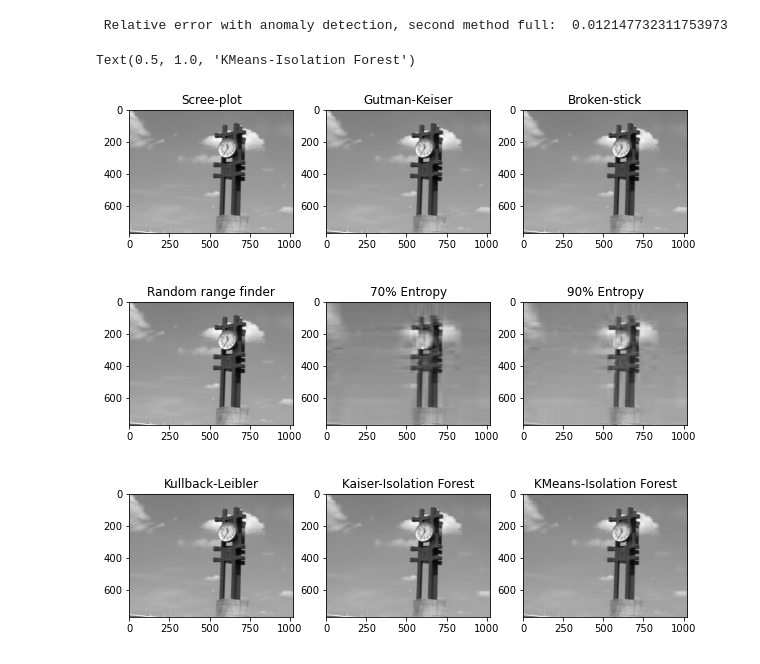
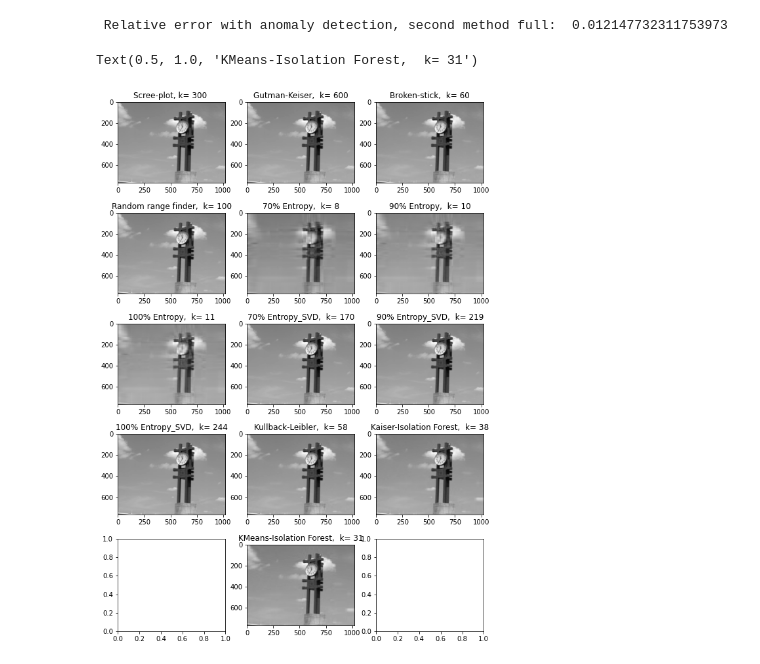
Before and after one commit to AntonellaFalini/AntonellaFalini, a Jupyter notebook: Codes.ipynb, the cells around one changed output. Cells and saved outputs as stored; diff of their text form; code cells hidden in the pictures.

```diff
--- a/Codes.ipynb
+++ b/Codes.ipynb
@@ -206,12 +230,28 @@ print('\n number of singular values to retain to keep 90% ', E_p90)
 #Reconstructed image
 Sigma_Ep70 = sigm[0:E_p70]*np.eye(E_p70,E_p70)
 Sigma_Ep90 = sigm[0:E_p90]*np.eye(E_p90,E_p90)
+Sigma_Ep100 = sigm[0:E_p100]*np.eye(E_p100,E_p100)
+
+Sigma_SVD_Ep70 = sigm[0:E_SVD_p70]*np.eye(E_SVD_p70,E_SVD_p70)
+Sigma_SVD_Ep90 = sigm[0:E_SVD_p90]*np.eye(E_SVD_p90,E_SVD_p90)
+Sigma_SVD_Ep100 = sigm[0:E_SVD_p100]*np.eye(E_SVD_p100,E_SVD_p100)
+
 
 Rec_Ep70 = np.dot(Uimg[:,0:E_p70], np.dot(Sigma_Ep70,Vimg[0:E_p70,:]))
 Rec_Ep90 = np.dot(Uimg[:,0:E_p90], np.dot(Sigma_Ep90,Vimg[0:E_p90,:]))
+Rec_Ep100 = np.dot(Uimg[:,0:E_p100], np.dot(Sigma_Ep100,Vimg[0:E_p100,:]))
+Rec_SVD_Ep70 = np.dot(Uimg[:,0:E_SVD_p70], np.dot(Sigma_SVD_Ep70,Vimg[0:E_SVD_p70,:]))
+Rec_SVD_Ep90 = np.dot(Uimg[:,0:E_SVD_p90], np.dot(Sigma_SVD_Ep90,Vimg[0:E_SVD_p90,:]))
+Rec_SVD_Ep100 = np.dot(Uimg[:,0:E_SVD_p100], np.dot(Sigma_SVD_Ep100,Vimg[0:E_SVD_p100,:]))
+
 
 print('\n Relative error with 70% ', np.linalg.norm(imgg-Rec_Ep70)/sigm[0])
 print('\n Relative error with 90% ', np.linalg.norm(imgg-Rec_Ep90)/sigm[0])
+print('\n Relative error with 100% ', np.linalg.norm(imgg-Rec_Ep100)/sigm[0])
+
+print('\n Relative error with SVD 70% ', np.linalg.norm(imgg-Rec_SVD_Ep70)/sigm[0])
+print('\n Relative error with SVD 90% ', np.linalg.norm(imgg-Rec_SVD_Ep90)/sigm[0])
+print('\n Relative error with SVD 100% ', np.linalg.norm(imgg-Rec_SVD_Ep100)/sigm[0])
 # %% [output]
  Relative error with 70%  0.04216170665296159
 
@@ -311,8 +323,8 @@ def divergence_KL(f,r,a,b,n_pts):
         y_t = y_t * 2  # Double the y-values to get integral of ~1
 
         #Linear spline necessary only if evaluation is done at non-uniform grid
-        f_linear = interp1d(x, y, kind="linear", assume_sorted=True)
-        f_t_linear =interp1d(x_t, y_t, kind="linear", assume_sorted=True)
+        f_linear = interp1d(x, y, kind="linear", assume_sorted=True, fill_value="extrapolate")
+        f_t_linear =interp1d(x_t, y_t, kind="linear", assume_sorted=True, fill_value="extrapolate")
 
         Eval_f = lambda x_grid: f_linear(x_grid)*np.log(f_linear(x_grid)/f_t_linear(x_grid))
 
@@ -389,28 +401,40 @@ print('\n Relative error with anomaly detection, second method full: ', np.linal
 # %% [output]
  Relative error with anomaly detection, second method full:  0.012147732311753973
 # %%
-fig, axarr=plt.subplots(nrows=3, ncols=3, figsize=(10, 10))
+fig, axarr=plt.subplots(nrows=5, ncols=3, figsize=(10, 15))
 
 axarr[0,0].imshow(Rec_scree, cmap='gray')
-axarr[0,0].set_title("Scree-plot")
+axarr[0,0].set_title("Scree-plot, k= 300 ")
 axarr[0,1].imshow(Rec_GK, cmap='gray')
-axarr[0,1].set_title("Gutman-Keiser")
+axarr[0,1].set_title("Gutman-Keiser,  k= 600")
 axarr[0,2].imshow(Rec_bstick, cmap='gray')
-axarr[0,2].set_title("Broken-stick")
+axarr[0,2].set_title("Broken-stick,  k= 60")
 axarr[1,0].imshow(Recon, cmap='gray')
-axarr[1,0].set_title("Random range finder")
+axarr[1,0].set_title("Random range finder,  k= 100")
 axarr[1,1].imshow(Rec_Ep70, cmap='gray')
-axarr[1,1].set_title("70% Entropy")
+axarr[1,1].set_title("70% Entropy,  k= 8")
 axarr[1,2].imshow(Rec_Ep90, cmap='gray')
-axarr[1,2].set_title("90% Entropy")
-axarr[2,0].imshow(Rec_KL, cmap='gray')
-axarr[2,0].set_title("Kullback-Leibler")
-axarr[2,1].imshow(Rec_an1, cmap='gray')
-axarr[2,1].set_title("Kaiser-Isolation Forest")
-axarr[2,2].imshow(Rec_an2, cmap='gray')
-axarr[2,2].set_title("KMeans-Isolation Forest")
+axarr[1,2].set_title("90% Entropy,  k= 10")
+
+axarr[2,0].imshow(Rec_Ep100, cmap='gray')
+axarr[2,0].set_title("100% Entropy,  k= 11")
+
+axarr[2,1].imshow(Rec_SVD_Ep70, cmap='gray')
+axarr[2,1].set_title("70% Entropy_SVD,  k= 170")
+axarr[2,2].imshow(Rec_SVD_Ep90, cmap='gray')
+axarr[2,2].set_title("90% Entropy_SVD,  k= 219")
+axarr[3,0].imshow(Rec_SVD_Ep100, cmap='gray')
+axarr[3,0].set_title("100% Entropy_SVD,  k= 244")
+
+axarr[3,1].imshow(Rec_KL, cmap='gray')
+axarr[3,1].set_title("Kullback-Leibler,  k= 58")
+axarr[3,2].imshow(Rec_an1, cmap='gray')
+axarr[3,2].set_title("Kaiser-Isolation Forest,  k= 38")
+
+axarr[4,1].imshow(Rec_an2, cmap='gray')
+axarr[4,1].set_title("KMeans-Isolation Forest,  k= 31")
 #axarr[1,4].imshow(Rec_an2_full, cmap='gray')
 #axarr[1,4].set_title("Anomaly detection 2, full")
 # %% [output]
-Text(0.5, 1.0, 'KMeans-Isolation Forest')
+Text(0.5, 1.0, 'KMeans-Isolation Forest,  k= 31')
-[figure, old version]
+[figure, new version]
```
Also changed, not shown: parts of 8 cells of this notebook.
